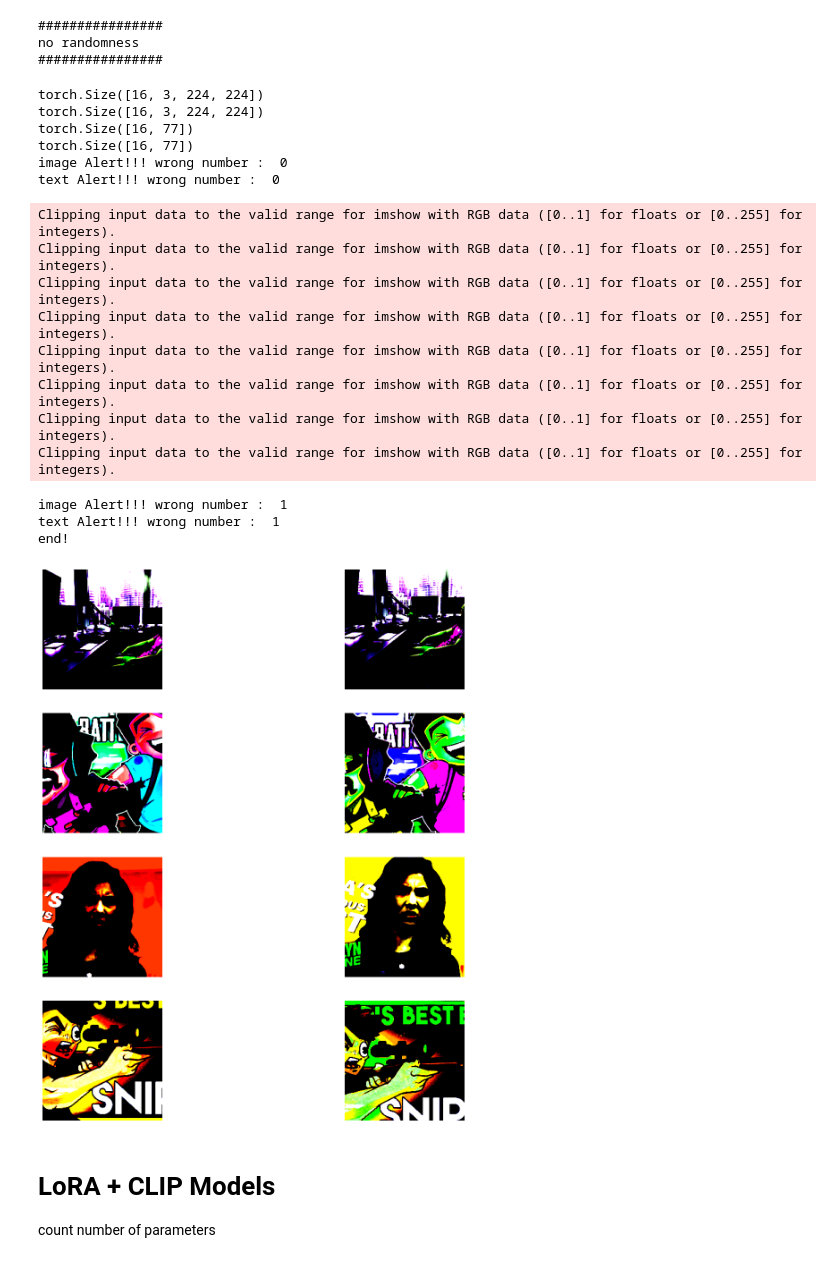
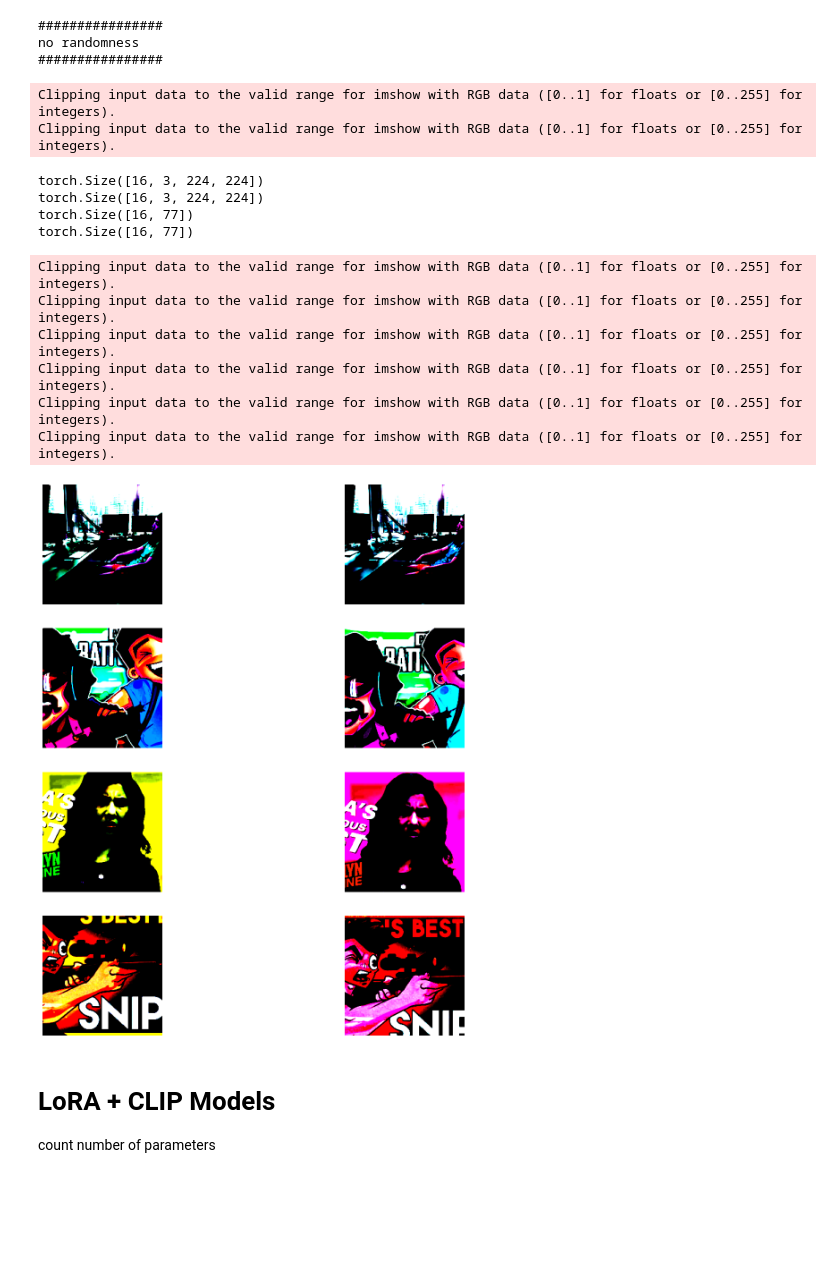
Before and after one commit to Blackeyes0u0/CLIP-PEFT, a Jupyter notebook: project_code/youtube/Loss_function/Dataset&LoRA.ipynb, the cells around one changed output. Drawn from its saved outputs; the diff is of its cells as text; code cells hidden in the pictures; blank space fills up the shorter version.

```diff
--- a/project_code/youtube/Loss_function/Dataset&LoRA.ipynb
+++ b/project_code/youtube/Loss_function/Dataset&LoRA.ipynb
@@ -343,58 +312,44 @@ no randomness
 # %%
 
 for (img,texts),(img2,texts2) in zip(train_dataloader,train_dataloader2):
     print(img.shape)
     print(img2.shape)
     print(texts.shape)
     print(texts2.shape)
-    check_shuffle_randomness(img,img2,texts,texts2)
 
     # print(img[0][0][0][0].item())
     plt.figure(figsize=(16, 16))
     num=0
     for i in range(4):
         a = img[num+i]
         a = a.numpy().transpose(1,2,0)
         plt.subplot(4, 2, 2*i + 1)
         # plt.title(text_list[num+i])
         plt.imshow(a)
         plt.axis("off")
 
         a = img2[num+i]
 
         a = a.numpy().transpose(1,2,0)
         plt.subplot(4, 2, 2*i + 2)
         # plt.title(new_list[num+i])
         plt.imshow(a)
         plt.axis("off")
     break
-
-print()
-# for (img,texts),(img2,texts2) in zip(valid_dataloader,valid_dataloader2):
-#     print(img.shape)
-#     print(img2.shape)
-#     print(texts.shape)
-#     print(texts2.shape)
-#     break
 # %% [output]
-torch.Size([16, 3, 224, 224])
-torch.Size([16, 3, 224, 224])
-torch.Size([16, 77])
-torch.Size([16, 77])
-image Alert!!! wrong number :  0
-text Alert!!! wrong number :  0
+Clipping input data to the valid range for imshow with RGB data ([0..1] for floats or [0..255] for integers).
+Clipping input data to the valid range for imshow with RGB data ([0..1] for floats or [0..255] for integers).
-Clipping input data to the valid range for imshow with RGB data ([0..1] for floats or [0..255] for integers).
-Clipping input data to the valid range for imshow with RGB data ([0..1] for floats or [0..255] for integers).
-Clipping input data to the valid range for imshow with RGB data ([0..1] for floats or [0..255] for integers).
-Clipping input data to the valid range for imshow with RGB data ([0..1] for floats or [0..255] for integers).
-Clipping input data to the valid range for imshow with RGB data ([0..1] for floats or [0..255] for integers).
-Clipping input data to the valid range for imshow with RGB data ([0..1] for floats or [0..255] for integers).
-Clipping input data to the valid range for imshow with RGB data ([0..1] for floats or [0..255] for integers).
-Clipping input data to the valid range for imshow with RGB data ([0..1] for floats or [0..255] for integers).
+torch.Size([16, 3, 224, 224])
+torch.Size([16, 3, 224, 224])
+torch.Size([16, 77])
+torch.Size([16, 77])
-image Alert!!! wrong number :  1
-text Alert!!! wrong number :  1
-end!
+Clipping input data to the valid range for imshow with RGB data ([0..1] for floats or [0..255] for integers).
+Clipping input data to the valid range for imshow with RGB data ([0..1] for floats or [0..255] for integers).
+Clipping input data to the valid range for imshow with RGB data ([0..1] for floats or [0..255] for integers).
+Clipping input data to the valid range for imshow with RGB data ([0..1] for floats or [0..255] for integers).
+Clipping input data to the valid range for imshow with RGB data ([0..1] for floats or [0..255] for integers).
+Clipping input data to the valid range for imshow with RGB data ([0..1] for floats or [0..255] for integers).
-[figure, old version]
+[figure, new version]
 # %% [markdown]
 # LoRA + CLIP Models
 
```
Also changed, not shown: parts of 13 cells of this notebook, 4 other files.
